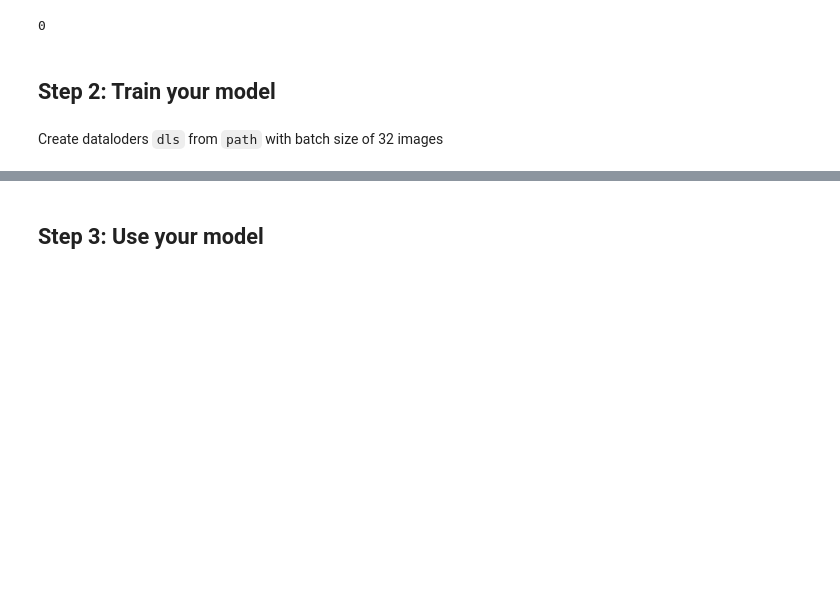
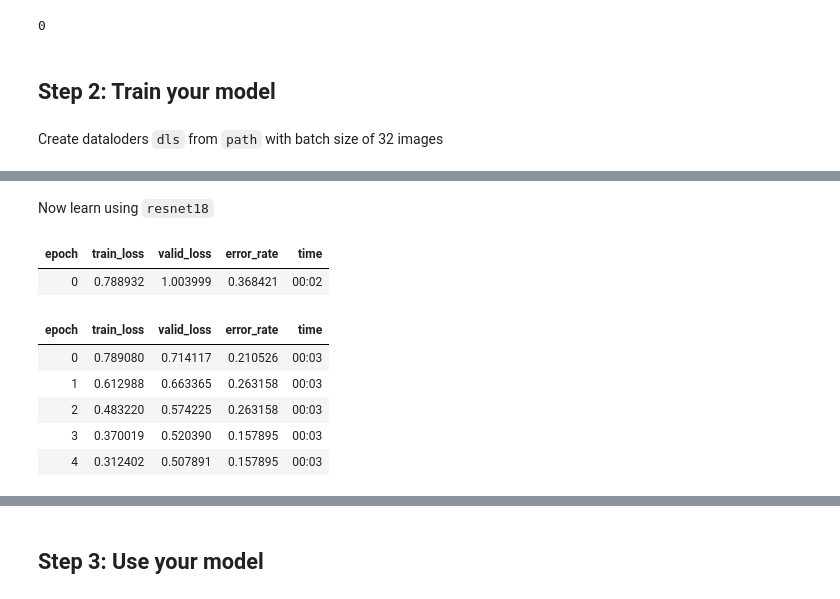
Before and after one commit to felipevaldes/FastAI, a Jupyter notebook: IsItaWoodScrew.ipynb, the cells around one changed output, grey strips where cells are left out. Cells and saved outputs as stored; diff of their text form; code cells hidden in the pictures; blank space fills up the shorter version.

```diff
--- a/IsItaWoodScrew.ipynb
+++ b/IsItaWoodScrew.ipynb
@@ -68,0 +74,14 @@ dls = DataBlock(
+# %% [markdown]
+Now learn using `resnet18`
+# %%
+learn = vision_learner(dls, resnet18, metrics=error_rate)
+learn.fine_tune(5)
+# %% [output]
+| epoch | train_loss | valid_loss | error_rate | time |
+| 0 | 0.788932 | 1.003999 | 0.368421 | 00:02 |
+| epoch | train_loss | valid_loss | error_rate | time |
+| 0 | 0.789080 | 0.714117 | 0.210526 | 00:03 |
+| 1 | 0.612988 | 0.663365 | 0.263158 | 00:03 |
+| 2 | 0.483220 | 0.574225 | 0.263158 | 00:03 |
+| 3 | 0.370019 | 0.520390 | 0.157895 | 00:03 |
+| 4 | 0.312402 | 0.507891 | 0.157895 | 00:03 |
```
Also changed, not shown: parts of 10 cells of this notebook.
